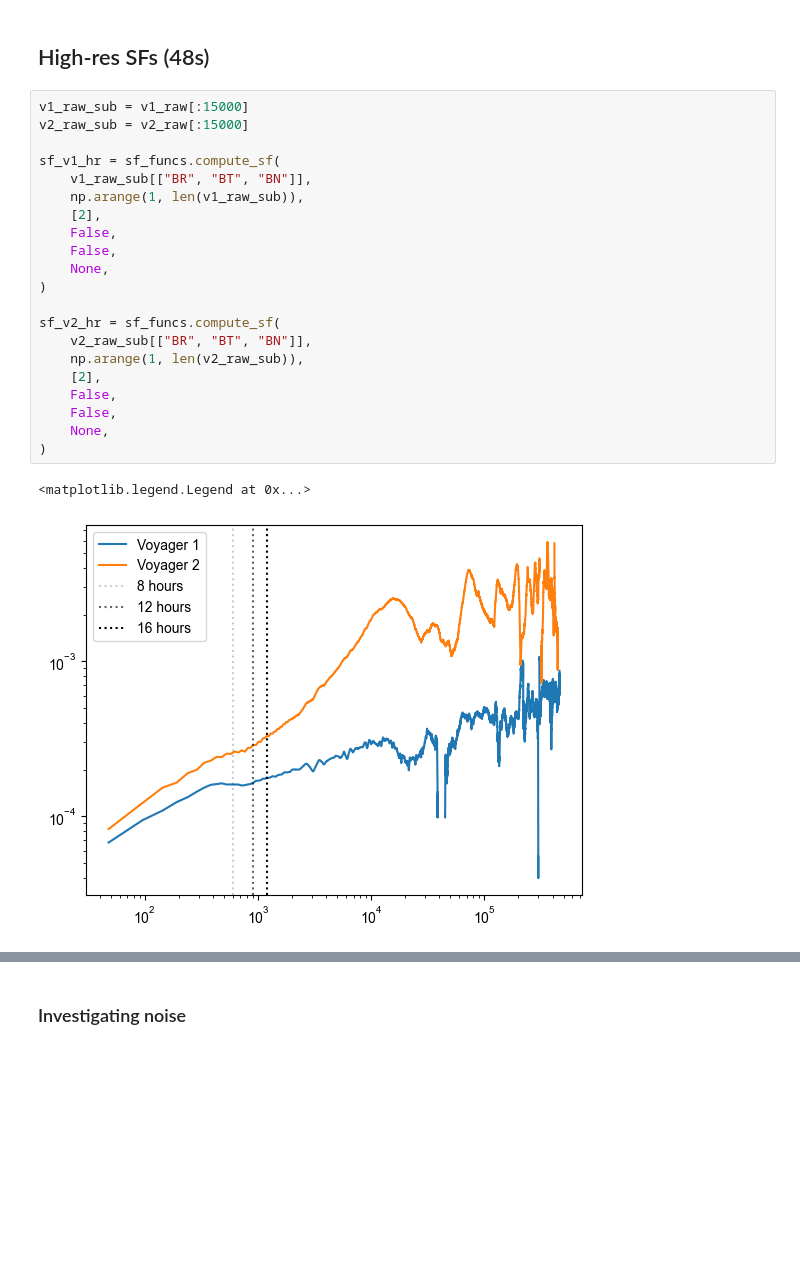
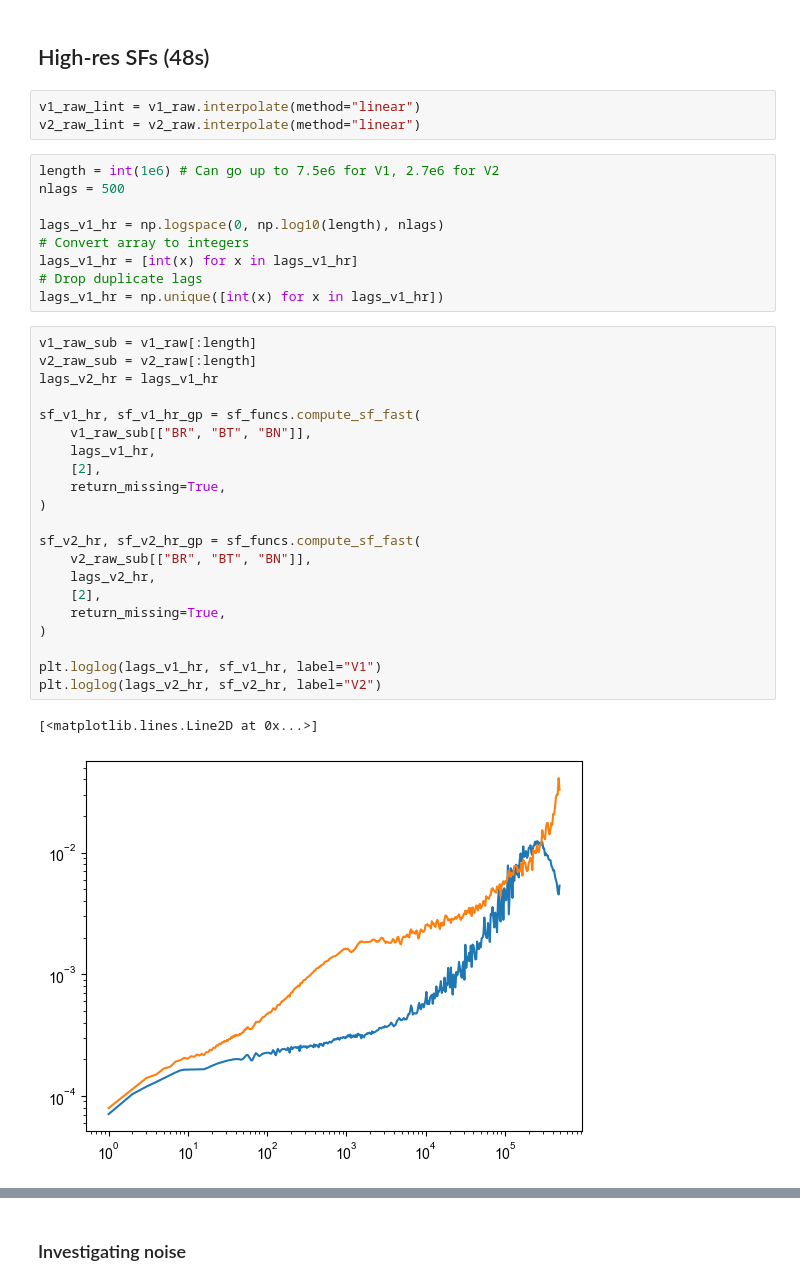
Before and after one commit to daniel-wrench/sf_gap_analysis, a Jupyter notebook: notebooks/ultimate_voyager_sfs.ipynb, the cells around one changed output, grey strips where cells are left out. Cells and saved outputs as stored; diff of their text form; blank space fills up the shorter version.

```diff
--- a/notebooks/ultimate_voyager_sfs.ipynb
+++ b/notebooks/ultimate_voyager_sfs.ipynb
@@ -124,26 +157,38 @@ This gives a standard deviation of the V2 LR error of 0.027
 # %% [markdown]
 ## High-res SFs (48s)
+# %%
+v1_raw_lint = v1_raw.interpolate(method="linear")
+v2_raw_lint = v2_raw.interpolate(method="linear")
+# %%
+length = int(1e6) # Can go up to 7.5e6 for V1, 2.7e6 for V2
+nlags = 500
+
+lags_v1_hr = np.logspace(0, np.log10(length), nlags)
+# Convert array to integers
+lags_v1_hr = [int(x) for x in lags_v1_hr]
+# Drop duplicate lags
+lags_v1_hr = np.unique([int(x) for x in lags_v1_hr])
 # %%
-v1_raw_sub = v1_raw[:15000]
-v2_raw_sub = v2_raw[:15000]
+v1_raw_sub = v1_raw[:length]
+v2_raw_sub = v2_raw[:length]
+lags_v2_hr = lags_v1_hr
 
-sf_v1_hr = sf_funcs.compute_sf(
+sf_v1_hr, sf_v1_hr_gp = sf_funcs.compute_sf_fast(
     v1_raw_sub[["BR", "BT", "BN"]],
-    np.arange(1, len(v1_raw_sub)),
+    lags_v1_hr,
     [2],
-    False,
-    False,
-    None,
+    return_missing=True,
 )
 
-sf_v2_hr = sf_funcs.compute_sf(
+sf_v2_hr, sf_v2_hr_gp = sf_funcs.compute_sf_fast(
     v2_raw_sub[["BR", "BT", "BN"]],
-    np.arange(1, len(v2_raw_sub)),
+    lags_v2_hr,
     [2],
-    False,
-    False,
-    None,
+    return_missing=True,
 )
+
+plt.loglog(lags_v1_hr, sf_v1_hr, label="V1")
+plt.loglog(lags_v2_hr, sf_v2_hr, label="V2")
 # %% [output]
-<matplotlib.legend.Legend at 0x...>
+[<matplotlib.lines.Line2D at 0x...>]
-[figure, old version]
+[figure, new version]
```
Also changed, not shown: parts of 18 cells of this notebook.
